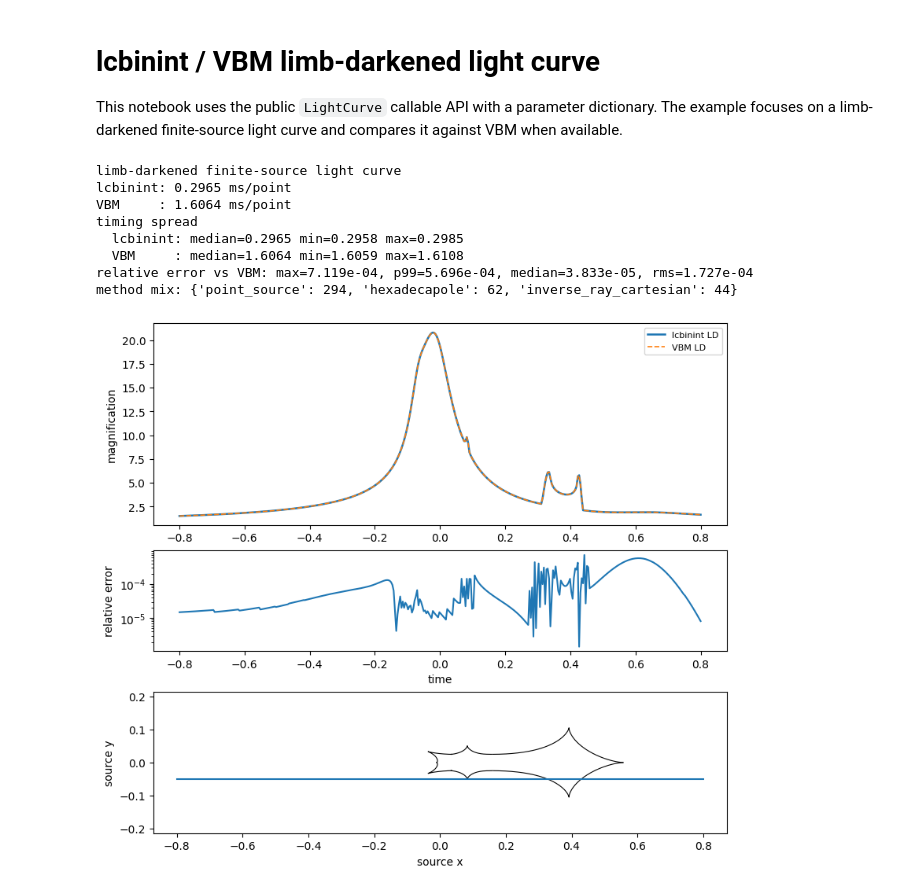
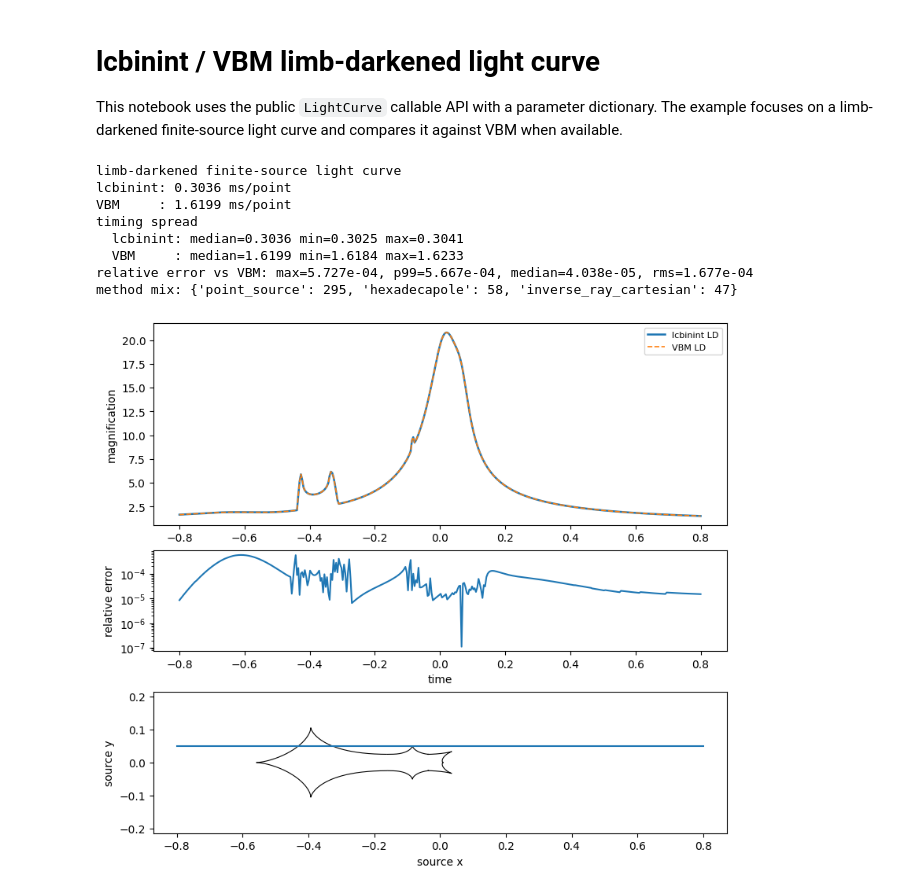
Before and after one commit to NunotaKansuke/lcbinint, a Jupyter notebook: example/compare-vbm/lcbinint_vbm_light_curve_comparison_triple.ipynb, the cells around one changed output. Drawn from its saved outputs; the diff is of its cells as text; code cells hidden in the pictures.

```diff
--- a/example/compare-vbm/lcbinint_vbm_light_curve_comparison_triple.ipynb
+++ b/example/compare-vbm/lcbinint_vbm_light_curve_comparison_triple.ipynb
@@ -83,65 +109,27 @@ def timed_median(func, repeats=5):
     return value, statistics.median(samples), samples
 
 
-def vbm_setup(case):
-    eps2 = case.q / (1 + case.q + case.q2)
-    eps3 = case.q2 / (1 + case.q + case.q2)
-    eps1 = 1.0 - eps2 - eps3
-    eps4 = eps2 + eps3
-
-    z1 = complex(-eps4 * case.s, 0.0)
-    z2 = complex(
-        eps1 * case.s + eps3 / eps4 * case.sep2 * math.cos(case.ang),
-        eps3 / eps4 * case.sep2 * math.sin(case.ang),
-    )
-    z3 = complex(
-        eps1 * case.s - eps2 / eps4 * case.sep2 * math.cos(case.ang),
-        -eps2 / eps4 * case.sep2 * math.sin(case.ang),
-    )
-    v12 = z2 - z1
-    v13 = z3 - z1
-    a12 = math.atan2(v12.imag, v12.real)
-    psi = math.atan2(v13.imag, v13.real) - a12
-    com12 = (eps1 * z1 + eps2 * z2) / (eps1 + eps2)
-
-    offset = com12 * cmath.exp(-1j * case.alpha)
-    times_vbm = (-(times - case.t0) / case.tE + offset.real).tolist()
-    params_vbm = [
-        math.log(abs(v12)),
-        math.log(case.q),
-        -case.u0 + offset.imag,
-        case.alpha - a12,
-        math.log(case.rho),
-        0.0,
-        0.0,
-        math.log(abs(v13)),
-        math.log(case.q2),
-        psi,
-    ]
-    return params_vbm, times_vbm
-
-
 def evaluate_lcbinint():
-    lightcurve(times, params)
-    values, elapsed, samples = timed_median(lambda: np.asarray(lightcurve(times, params)))
-    info = lightcurve.info(times.tolist(), params)
-    return values, elapsed, samples, info
+    lightcurve(times_vbm, vbm_params)
+    values, elapsed, samples = timed_median(lambda: np.asarray(lightcurve(times_vbm, vbm_params)))
+    info = lightcurve.info(times_vbm, vbm_params)
+    # Reverse so that values[i] corresponds to times[i] (times_vbm runs backwards).
+    return values[::-1], elapsed, samples, info
 
 
 def evaluate_vbm():
     if VBMicrolensing is None:
         return np.full_like(times, np.nan), np.nan, []
-
     vbm = VBMicrolensing.VBMicrolensing()
     vbm.Tol = 1.0e-3
     vbm.a1 = 0.5
     vbm.a2 = 0.0
-    vbm_params, times_vbm = vbm_setup(case)
-    vbm.TripleLightCurve(vbm_params, times_vbm)
+    vbm_arr = _vbm_array(vbm_params)
+    vbm.TripleLightCurve(vbm_arr, times_vbm)
     values, elapsed, samples = timed_median(
-        lambda: np.asarray(vbm.TripleLightCurve(vbm_params, times_vbm)[0])
+        lambda: np.asarray(vbm.TripleLightCurve(vbm_arr, times_vbm)[0])
     )
-    return values, elapsed, samples
+    return values[::-1], elapsed, samples
 
 
 def spread(samples):
@@ -176,44 +164,44 @@ if np.isfinite(vbm_ms):
 print(f"method mix: {dict(method_mix)}")
 # %% [output]
 limb-darkened finite-source light curve
-lcbinint: 0.2965 ms/point
-VBM     : 1.6064 ms/point
+lcbinint: 0.3036 ms/point
+VBM     : 1.6199 ms/point
 timing spread
-  lcbinint: median=0.2965 min=0.2958 max=0.2985
-  VBM     : median=1.6064 min=1.6059 max=1.6108
-relative error vs VBM: max=7.119e-04, p99=5.696e-04, median=3.833e-05, rms=1.727e-04
-method mix: {'point_source': 294, 'hexadecapole': 62, 'inverse_ray_cartesian': 44}
+  lcbinint: median=0.3036 min=0.3025 max=0.3041
+  VBM     : median=1.6199 min=1.6184 max=1.6233
+relative error vs VBM: max=5.727e-04, p99=5.667e-04, median=4.038e-05, rms=1.677e-04
+method mix: {'point_source': 295, 'hexadecapole': 58, 'inverse_ray_cartesian': 47}
 # %%
-trajectory = lightcurve.source_trajectory(times.tolist(), params)
-caustics = lightcurve.caustics(params, n_points=900)
+trajectory = lightcurve.source_trajectory(times_vbm, vbm_params)
+caustics = lightcurve.caustics(vbm_params, n_points=900)
 
 fig, (ax_mag, ax_res, ax_geo) = plt.subplots(
     3,
     1,
     figsize=(8, 7),
     gridspec_kw={"height_ratios": [2.0, 1.0, 1.4]},
     constrained_layout=True,
 )
 
 ax_mag.plot(times, lc_values, label="lcbinint LD", lw=1.8)
 if np.all(np.isfinite(vbm_values)):
     ax_mag.plot(times, vbm_values, "--", label="VBM LD", lw=1.2)
 ax_mag.set_ylabel("magnification")
 ax_mag.legend(fontsize=8)
 
 if np.all(np.isfinite(vbm_values)):
     ax_res.semilogy(times, rel)
 else:
     ax_res.text(0.5, 0.5, "VBM is not installed", ha="center", va="center")
 ax_res.set_ylabel("relative error")
 ax_res.set_xlabel("time")
 
 for xs, ys in zip(caustics.x, caustics.y):
     ax_geo.plot(xs, ys, color="black", lw=0.8)
 ax_geo.plot(trajectory.x, trajectory.y, color="tab:blue", lw=1.5)
 ax_geo.set_aspect("equal", adjustable="datalim")
 ax_geo.set_xlabel("source x")
 ax_geo.set_ylabel("source y")
 plt.show()
 # %% [output]
-[figure, old version]
+[figure, new version]
```
Also changed, not shown: parts of 2 cells of this notebook, 7 other files.
